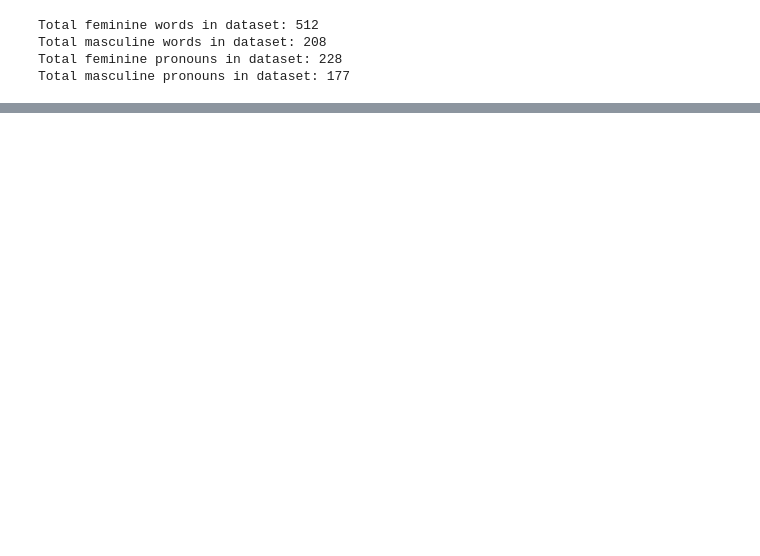
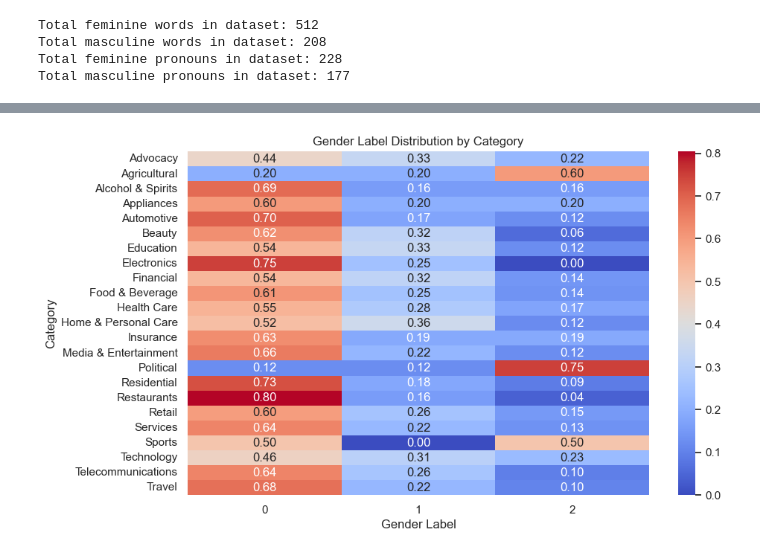
Before and after one commit to lifen-joy/20048573_MastersProject_2023, a Jupyter notebook: explore.ipynb, the cells around one changed output, grey strips where cells are left out. Cells and saved outputs as stored; diff of their text form; code cells hidden in the pictures; blank space fills up the shorter version.

```diff
--- a/explore.ipynb
+++ b/explore.ipynb
@@ -504,0 +539,20 @@ display(random_sample)
+# %%
+# Prepare the data for plotting
+plot_data = data.groupby(['Category', 'gender_label']).size().unstack().fillna(0)
+
+# Normalize the data (optional)
+plot_data = plot_data.div(plot_data.sum(axis=1), axis=0)
+
+# Create the heatmap
+plt.figure(figsize=(10, 6))
+sns.heatmap(plot_data, annot=True, fmt='.2f', cmap='coolwarm')
+
+# Set the axis labels and title
+plt.xlabel('Gender Label')
+plt.ylabel('Category')
+plt.title('Gender Label Distribution by Category')
+
+# Show the plot
+plt.show()
+# %% [output]
+[figure, added]
```
Also changed, not shown: parts of 19 cells of this notebook, 1 other file.
